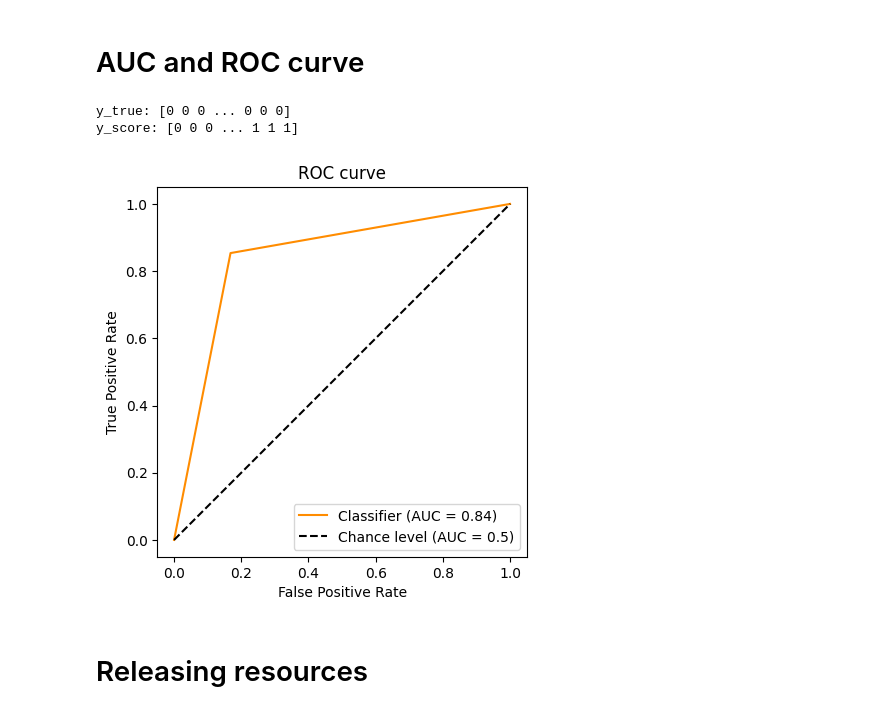
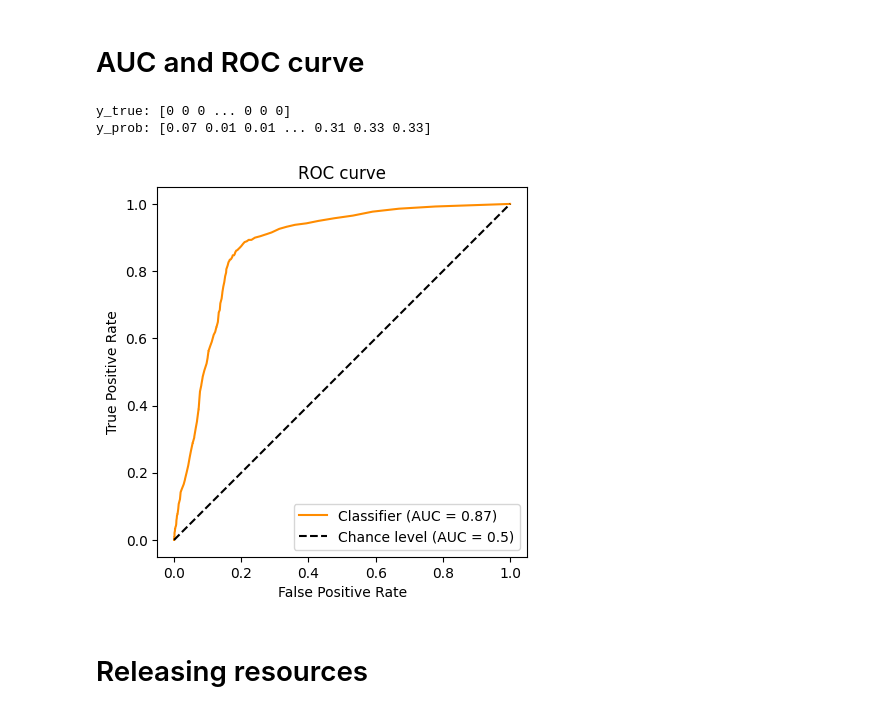
Before and after one commit to jrpereirajr/intersystems-iris-notebooks, a Jupyter notebook: cloud_sql/patient_readmission/Patient Readmission (Classification).ipynb, the cells around one changed output. Cells and saved outputs as stored; diff of their text form; code cells hidden in the pictures.

Commit message:
roc curve fix

```diff
--- a/cloud_sql/patient_readmission/Patient Readmission (Classification).ipynb
+++ b/cloud_sql/patient_readmission/Patient Readmission (Classification).ipynb
@@ -392,50 +370,49 @@ pd.read_sql(text(sql), conn)
 # %% [markdown]
 # AUC and ROC curve
 # %%
-# Translate string values to int value for class column and calculates
-# the probability for each of such classes for each row in order to get
-# all data needed to create the AUC and ROC curve
+# Calculates the probability for positive class for each row in
+# order to get all data needed to create the AUC and ROC curve
 sql = f"""
 select
     MxWillReAdmit,
-    cast(predict(PatientReadmission use PatientReadmissionTranined) as int) as prediction
+    PROBABILITY(PatientReadmission use PatientReadmissionTranined FOR 1) as probability
 from
     SQLUser.patient_encounters_validate
 """
 result = conn.exec_driver_sql(sql)
 y_true = [] # ground truth values
-y_score = [] # probabilities for each class
+y_prob = [] # probabilities for each class
 for row in result:
     y_true.append(row[0])
-    y_score.append(row[1])
+    y_prob.append(row[1])
 y_true = np.asarray(y_true)
-y_score = np.asarray(y_score)
+y_prob = np.asarray(y_prob)
 print(f"y_true: {y_true}")
-print(f"y_score: {y_score}")
+print(f"y_prob: {y_prob}")
 # %% [output]
 y_true: [0 0 0 ... 0 0 0]
-y_score: [0 0 0 ... 1 1 1]
+y_prob: [0.07 0.01 0.01 ... 0.31 0.33 0.33]
 # %%
 # https://scikit-learn.org/stable/auto_examples/model_selection/plot_roc.html#roc-curve-showing-a-specific-class
 import matplotlib.pyplot as plt
 
 from sklearn.metrics import RocCurveDisplay
 
 RocCurveDisplay.from_predictions(
     y_true,
-    y_score,
+    y_prob,
     # name=f"{class_value} vs the rest",
     color="darkorange",
     plot_chance_level=True,
 )
 plt.axis("square")
 plt.xlabel("False Positive Rate")
 plt.ylabel("True Positive Rate")
 plt.title("ROC curve")
 plt.legend()
 plt.show()
 # %% [output]
-[figure, old version]
+[figure, new version]
 # %% [markdown]
 # Releasing resources
 # %%
```
Also changed, not shown: parts of 8 cells of this notebook.
